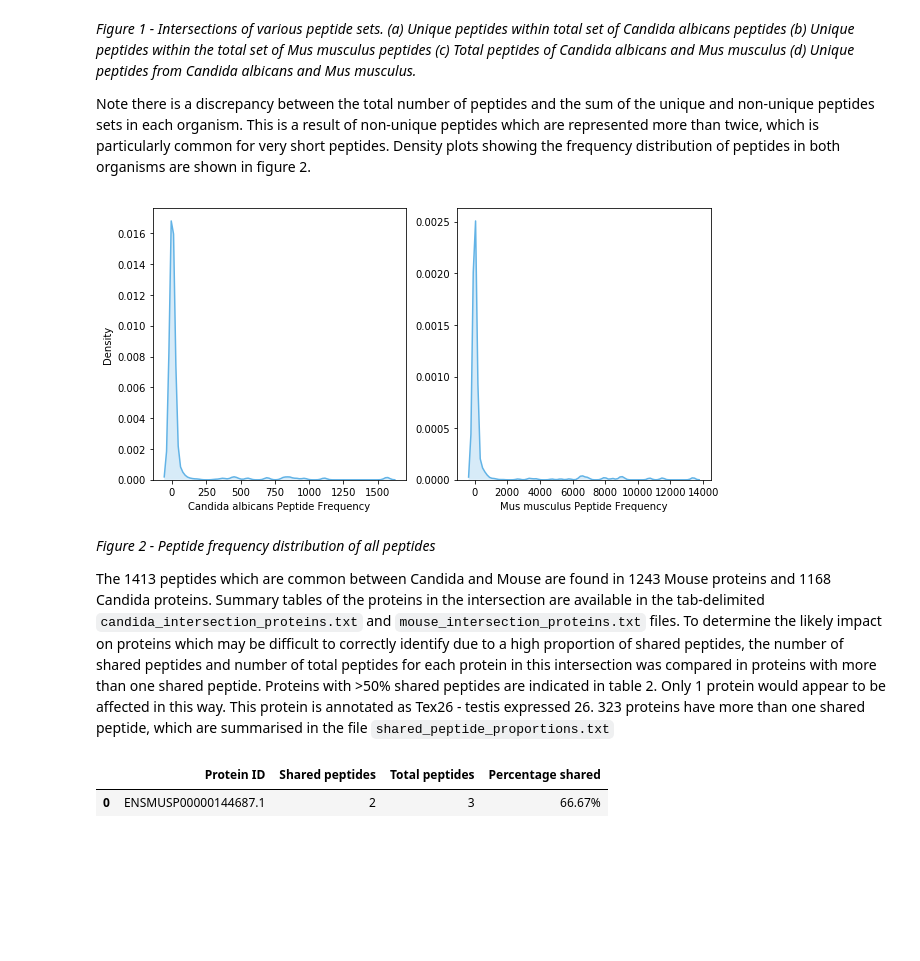
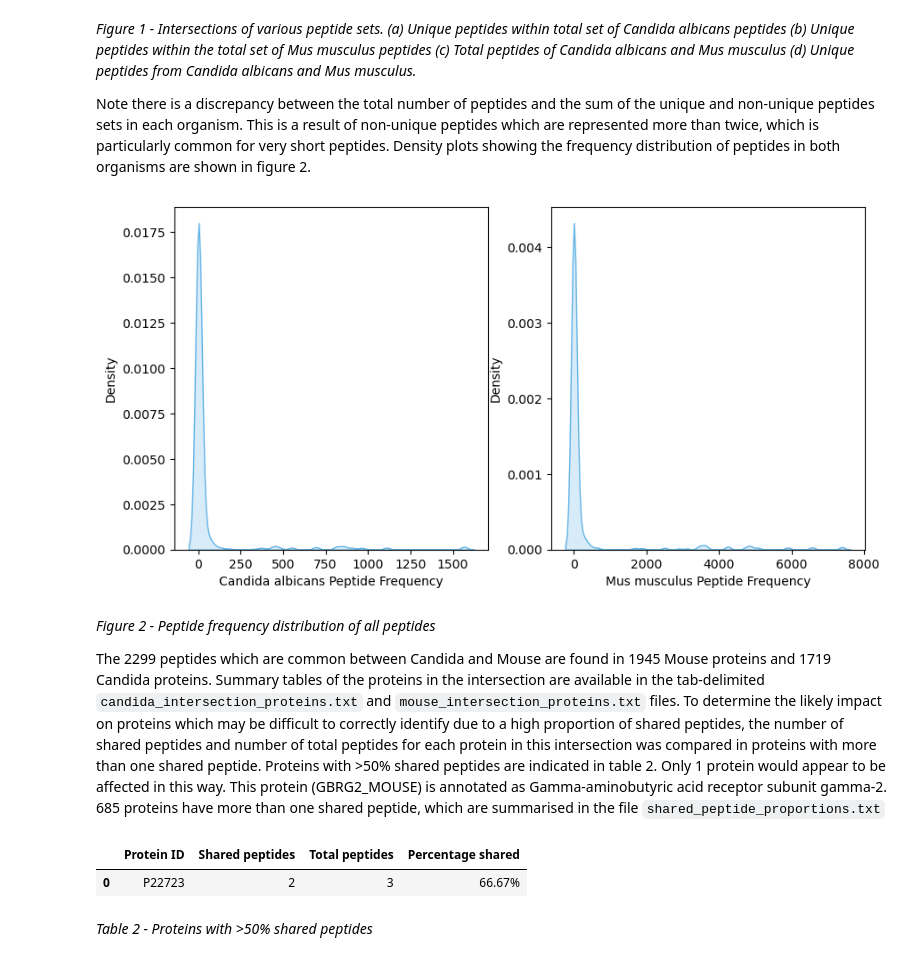
Before and after one commit to bartongroup/Mouse-Candida-Peptide-Overlaps, a Jupyter notebook: Candida_Mouse_Peptide_Overlaps.ipynb, the cells around one changed output. Cells and saved outputs as stored; diff of their text form; code cells hidden in the pictures; blank space fills up the shorter version.

Commit message:
Rerun using proteins and isoforms from Uniprot 23_01

```diff
--- a/Candida_Mouse_Peptide_Overlaps.ipynb
+++ b/Candida_Mouse_Peptide_Overlaps.ipynb
@@ -43,12 +63,6 @@ Pepdigest reports the digest products for each protein, along with some basic st
 
 The total number of proteins and peptides represented, and also the proportion of proteins and peptides which are unique _within_ that organism are indicated in table 1. The unique proteins and peptides from each organism were then combined, and the unique numbers within this set also identified (labeled 'Combined unique peptides' in the table). The 'Unique proteins' and 'Unique peptides' values in this row indicate the proteins and peptides which are unique in the context of both organisms.
 # %%
-import os
-import re
-import hashlib
-import pandas as pd
-
-pd.set_option('display.notebook_repr_html', True)
 
 def parse_pepdigest(digestfile):
 
@@ -88,7 +102,7 @@ def parse_pepdigest(digestfile):
     return df
 
 # Identify protein and peptide counts for each organisms
-organisms=['Candida_albicans','Mus_musculus']
+organisms=['Candida_albicans','uniprot_mouse_2023_01']
 
 total_dfs={}
 high_freq_dfs={}
@@ -276,23 +290,24 @@ Note there is a discrepancy between the total number of peptides and the sum of
 # %%
 # import seaborn as sns
 plot=plt.figure(figsize=(10, 5))
 plt.subplot(121)
-fig1=sns.kdeplot(total_dfs['Candida_albicans']['frequency'], shade=True,color='#62b3e6',legend=False)
+fig1=sns.kdeplot(total_dfs['Candida_albicans']['frequency'], fill=True,color='#62b3e6',legend=False)
 fig1.set(xlabel='Candida albicans Peptide Frequency', ylabel='Density')
 plt.subplot(122)
-fig2=sns.kdeplot(total_dfs['Mus_musculus']['frequency'], shade=True,color='#62b3e6',legend=False)
+fig2=sns.kdeplot(total_dfs['uniprot_mouse_2023_01']['frequency'], fill=True,color='#62b3e6',legend=False)
 fig2.set(xlabel='Mus musculus Peptide Frequency')
 pass
 # %% [output]
-[figure, old version]
+[figure, new version]
 # %% [markdown]
 *Figure 2 - Peptide frequency distribution of all peptides*
 
-The 1413 peptides which are common between Candida and Mouse are found in 1243 Mouse proteins and 1168 Candida proteins. Summary tables of the proteins in the intersection are available in the tab-delimited `candida_intersection_proteins.txt` and `mouse_intersection_proteins.txt` files. To determine the likely impact on proteins which may be difficult to correctly identify due to a high proportion of shared peptides, the number of shared peptides and number of total peptides for each protein in this intersection was compared in proteins with more than one shared peptide. Proteins with >50% shared peptides are indicated in table 2. Only 1 protein would appear to be affected in this way. This protein is annotated as Tex26 - testis expressed 26. 323 proteins have more than one shared peptide, which are summarised in the file `shared_peptide_proportions.txt`
+The 2299 peptides which are common between Candida and Mouse are found in 1945 Mouse proteins and 1719 Candida proteins. Summary tables of the proteins in the intersection are available in the tab-delimited `candida_intersection_proteins.txt` and `mouse_intersection_proteins.txt` files. To determine the likely impact on proteins which may be difficult to correctly identify due to a high proportion of shared peptides, the number of shared peptides and number of total peptides for each protein in this intersection was compared in proteins with more than one shared peptide. Proteins with >50% shared peptides are indicated in table 2. Only 1 protein would appear to be affected in this way. This protein (GBRG2_MOUSE) is annotated as Gamma-aminobutyric acid receptor subunit gamma-2. 685 proteins have more than one shared peptide, which are summarised in the file `shared_peptide_proportions.txt`
 # %%
 # Determine impact of shared peptides on potential protein identification
 duplicate_df=merged_df[merged_df.duplicated('peptide',keep=False)]
 common_prots=duplicate_df['protein_id'].unique().tolist()
+
 multi_pep_common_prots=duplicate_df[duplicate_df.duplicated('protein_id',keep=False)]
 multi_pep_common_prot_ids=set(multi_pep_common_prots['protein_id'])
 
@@ -321,10 +336,11 @@ columns=['Protein ID','Shared peptides','Total peptides','Percentage shared']
 shared_count_df = pd.DataFrame(shared_counts_50,columns=columns)
 
 display(shared_count_df)
+display(Markdown('*Table 2 - Proteins with >50% shared peptides*'))
 
 # Save proteins with common peptides as fasta file
 from Bio import SeqIO
-mouse_prots = SeqIO.to_dict(SeqIO.parse("data/Mus_musculus.GRCm38.pep.all.fa", "fasta"))
+mouse_prots = SeqIO.to_dict(SeqIO.parse("data/uniprot_mouse_2023_01.fa", "fasta"))
 candida_prots = SeqIO.to_dict(SeqIO.parse("data/Candida_albicans_sc5314_gca_000784635.Cand_albi_SC5314_V4.pep.all.fa", "fasta"))
 
 mouse_prot_records=[]
@@ -348,12 +364,15 @@ for mouse_prot in mouse_prot_records:
     id=mouse_prot.id
     desc=mouse_prot.description
 
-    match=re.search('gene_symbol:([\S]+)',desc)
+    match=re.search('GN=([\S]+)',desc)
     if match:
        gene_symbol=match.group(1)
-    match=re.search('description:([^$]+)',desc)
+    match=re.search('[A-Z0-9-]* ([^$]+) OS=',desc)
+
     if match:
         description=match.group(1)
+    else:
+        print('no description in {}'.format(desc))
 
     f.write("%s\t%s\t%s\n" % (id,gene_symbol,description))
 f.close()
@@ -375,5 +394,6 @@ for candida_prot in candida_prot_records:
 f.close()
 # %% [output]
 |  | Protein ID | Shared peptides | Total peptides | Percentage shared |
-| 0 | ENSMUSP00000144687.1 | 2 | 3 | 66.67% |
+| 0 | P22723 | 2 | 3 | 66.67% |
+*Table 2 - Proteins with >50% shared peptides*
 # %% [markdown]
```
Also changed, not shown: parts of 11 cells of this notebook, 1 other file.
